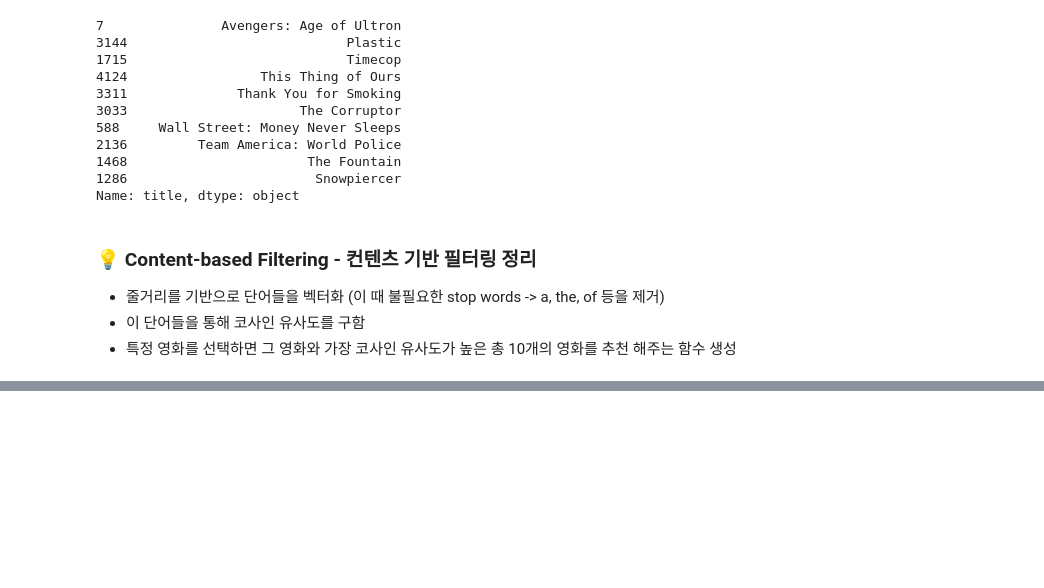
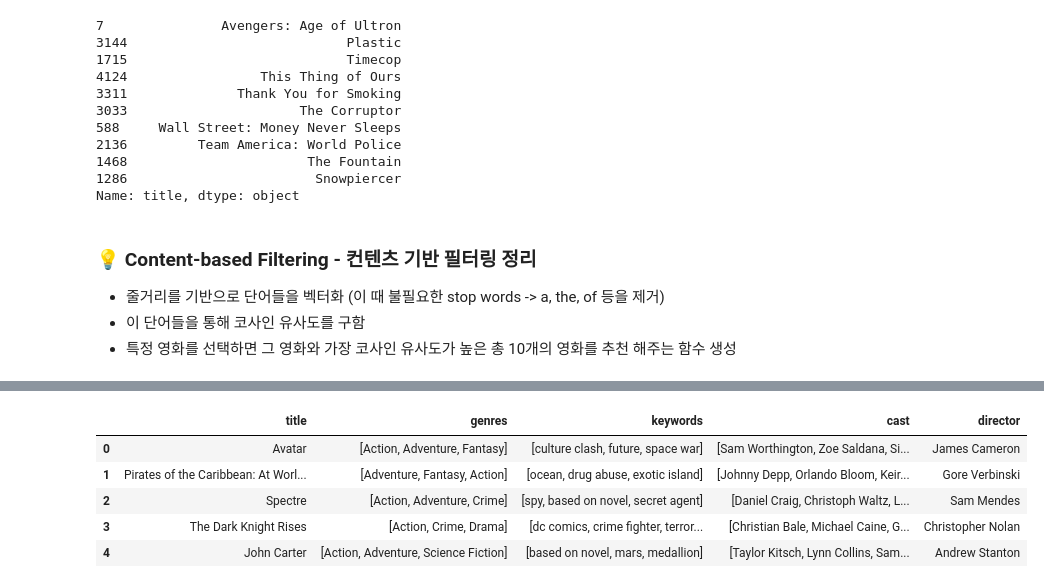
Before and after one commit to Ahram-Jeong/ml-basic, a Jupyter notebook: project/MovieRecommendationSystem.ipynb, the cells around one changed output, grey strips where cells are left out. Saved outputs shown, nothing was run; the diff lists cells and outputs as text; code cells hidden in the pictures; blank space fills up the shorter version.

Commit message:
20240717 - 영화 추천 시스템 실습_Content-based Filtering_컨텐츠 기반 필터링_다양한 요소 기반 (장르, 감독, 키워드 등) 1

```diff
--- a/project/MovieRecommendationSystem.ipynb
+++ b/project/MovieRecommendationSystem.ipynb
@@ -440,0 +582,22 @@ Name: title, dtype: object
+# %%
+# 상위 3개의 데이터 중 name 값만 추출
+def get_list(x) :
+    if isinstance(x, list) : # x가 list의 instance이면
+        names = [i["name"] for i in x]
+        if len(names) > 3 :
+            names = names[:3]
+        return names
+    return []
+# %%
+features = ["genres", "keywords", "cast"]
+for i in features :
+    df2[i] = df2[i].apply(get_list)
+# %%
+df2[["title", "genres", "keywords", "cast", "director"]].head()
+# %% [output]
+|  | title | genres | keywords | cast | director |
+| 0 | Avatar | [Action, Adventure, Fantasy] | [culture clash, future, space war] | [Sam Worthington, Zoe Saldana, Si... | James Cameron |
+| 1 | Pirates of the Caribbean: At Worl... | [Adventure, Fantasy, Action] | [ocean, drug abuse, exotic island] | [Johnny Depp, Orlando Bloom, Keir... | Gore Verbinski |
+| 2 | Spectre | [Action, Adventure, Crime] | [spy, based on novel, secret agent] | [Daniel Craig, Christoph Waltz, L... | Sam Mendes |
+| 3 | The Dark Knight Rises | [Action, Crime, Drama] | [dc comics, crime fighter, terror... | [Christian Bale, Michael Caine, G... | Christopher Nolan |
+| 4 | John Carter | [Action, Adventure, Science Fiction] | [based on novel, mars, medallion] | [Taylor Kitsch, Lynn Collins, Sam... | Andrew Stanton |
```
Also changed, not shown: parts of 18 cells of this notebook.
